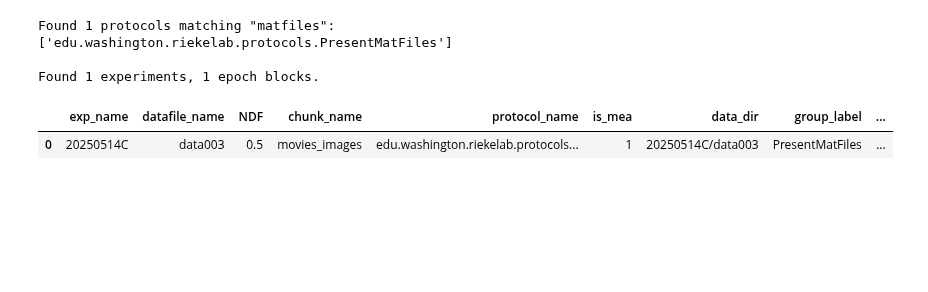
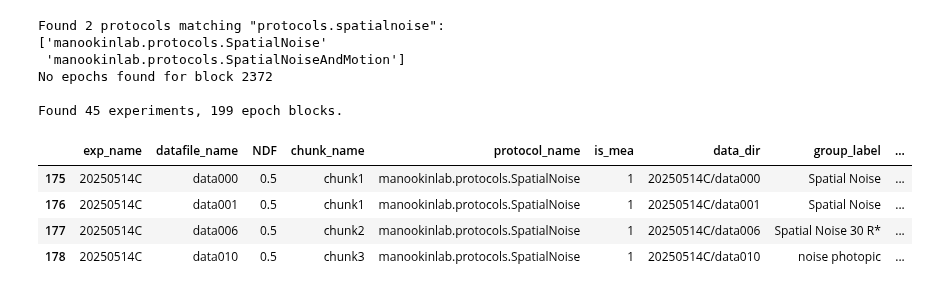
Before and after one commit to DRezeanu/retinanalysis, a Jupyter notebook: nbs/query_test.ipynb, the cells around one changed output. Cells and saved outputs as stored; diff of their text form; code cells hidden in the pictures; blank space fills up the shorter version.

```diff
--- a/nbs/query_test.ipynb
+++ b/nbs/query_test.ipynb
@@ -90,10 +22,15 @@ Looking in /Volumes/data-1/data/sorted/20250626H
 # %%
-df = ra.get_datasets_from_protocol_names('matfiles')
-df.tail()
+df = ra.get_datasets_from_protocol_names('protocols.spatialnoise')
+df[df.exp_name=='20250514C']
 # %% [output]
-Found 1 protocols matching "matfiles":
-['edu.washington.riekelab.protocols.PresentMatFiles']
+Found 2 protocols matching "protocols.spatialnoise":
+['manookinlab.protocols.SpatialNoise'
+ 'manookinlab.protocols.SpatialNoiseAndMotion']
+No epochs found for block 2372
 
-Found 1 experiments, 1 epoch blocks.
+Found 45 experiments, 199 epoch blocks.
 |  | exp_name | datafile_name | NDF | chunk_name | protocol_name | is_mea | data_dir | group_label | ... |
-| 0 | 20250514C | data003 | 0.5 | movies_images | edu.washington.riekelab.protocols... | 1 | 20250514C/data003 | PresentMatFiles | ... |
+| 175 | 20250514C | data000 | 0.5 | chunk1 | manookinlab.protocols.SpatialNoise | 1 | 20250514C/data000 | Spatial Noise | ... |
+| 176 | 20250514C | data001 | 0.5 | chunk1 | manookinlab.protocols.SpatialNoise | 1 | 20250514C/data001 | Spatial Noise | ... |
+| 177 | 20250514C | data006 | 0.5 | chunk2 | manookinlab.protocols.SpatialNoise | 1 | 20250514C/data006 | Spatial Noise 30 R* | ... |
+| 178 | 20250514C | data010 | 0.5 | chunk3 | manookinlab.protocols.SpatialNoise | 1 | 20250514C/data010 | noise photopic | ... |
```
Also changed, not shown: parts of 25 cells of this notebook.
